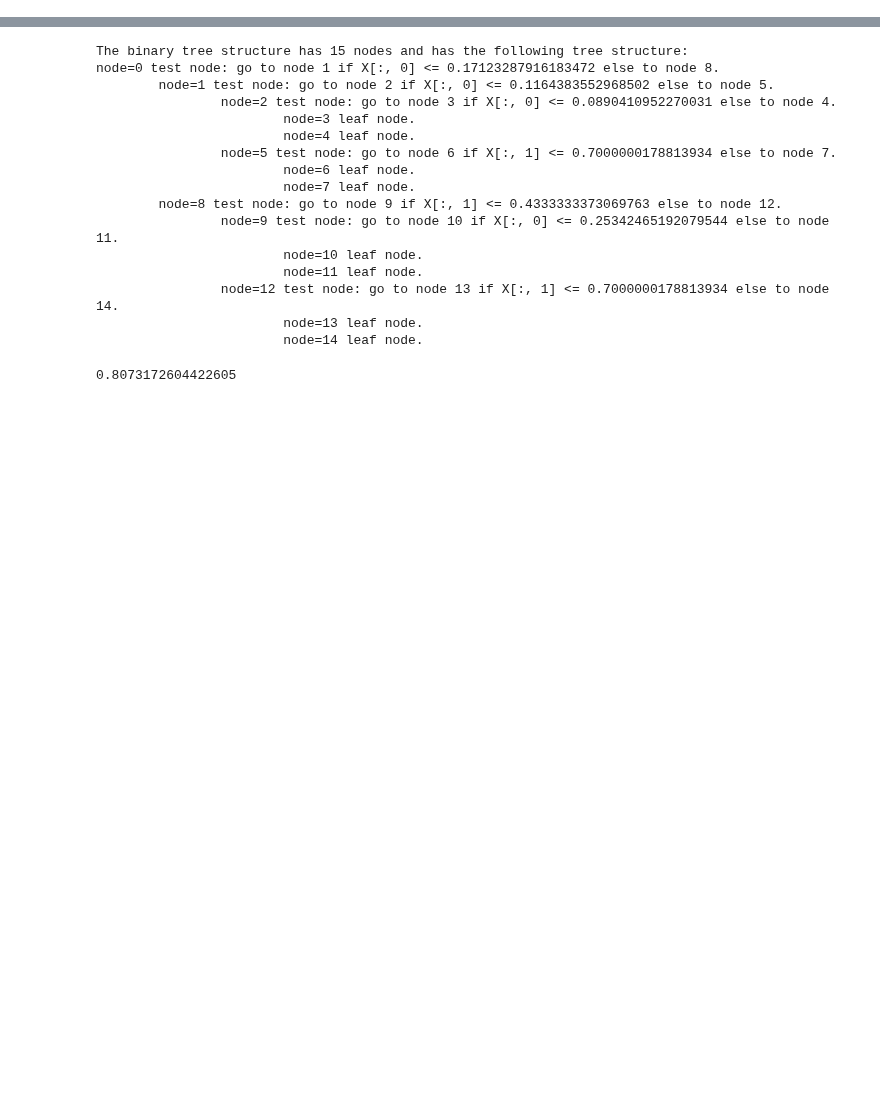
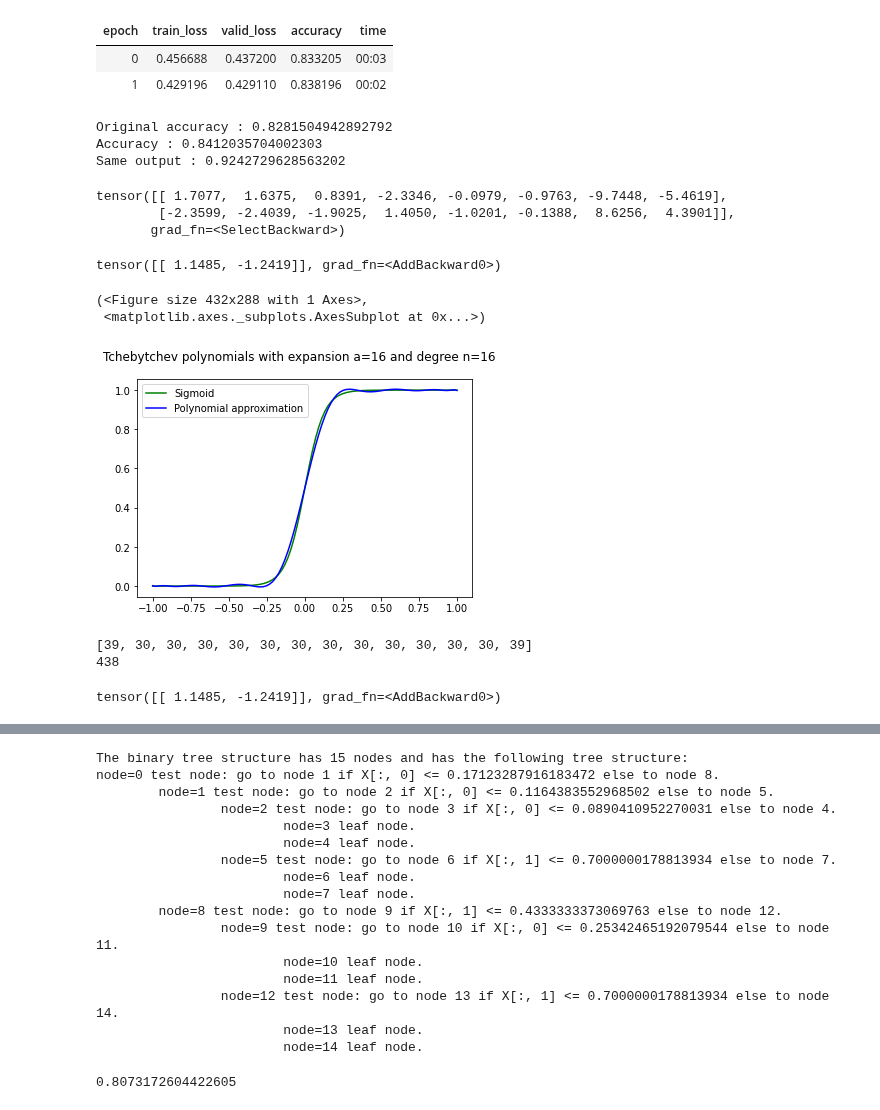
Before and after one commit to dhuynh95/cryptotree, a Jupyter notebook: examples/Untitled.ipynb, the cells around one changed output, grey strips where cells are left out. Saved outputs shown, nothing was run; the diff lists cells and outputs as text; code cells hidden in the pictures; blank space fills up the shorter version.

```diff
--- a/examples/Untitled.ipynb
+++ b/examples/Untitled.ipynb
@@ -141,0 +271,25 @@ Same output : 0.9393427518427518
+# %%
+learn.fit_one_cycle(2,1e-1)
+# %% [output]
+| epoch | train_loss | valid_loss | accuracy | time |
+| 0 | 0.456688 | 0.437200 | 0.833205 | 00:03 |
+| 1 | 0.429196 | 0.429110 | 0.838196 | 00:02 |
+# %%
+pred = rf.predict(X_train_normalized)
+
+with torch.no_grad():
+    neural_pred = model(torch.tensor(X_train_normalized).float()).argmax(dim=1).numpy()
+
+print(f"Original accuracy : {(pred == y_train).mean()}")
+print(f"Accuracy : {(neural_pred == y_train).mean()}")
+print(f"Same output : {(neural_pred == pred).mean()}")
+# %% [output]
+Original accuracy : 0.8281504942892792
+Accuracy : 0.8412035704002303
+Same output : 0.9242729628563202
+# %%
+model.head[:,:,0]
+# %% [output]
+tensor([[ 1.7077,  1.6375,  0.8391, -2.3346, -0.0979, -0.9763, -9.7448, -5.4619],
+        [-2.3599, -2.4039, -1.9025,  1.4050, -1.0201, -0.1388,  8.6256,  4.3901]],
+       grad_fn=<SelectBackward>)
@@ -141,0 +303,46 @@ Same output : 0.9393427518427518
+# %%
+neural_pred
+# %% [output]
+tensor([[ 1.1485, -1.2419]], grad_fn=<AddBackward0>)
+# %%
+from cryptotree.polynomials import (chebyshev_approximation, polynomial_approximation_coefficients,
+plot_graph_function_approximation)
+import torch
+
+dilatation_factor = 16
+degree = dilatation_factor
+
+p,_ = chebyshev_approximation(torch.sigmoid, dilatation_factor=dilatation_factor,
+                                              polynomial_degree=degree)
+coeffs = polynomial_approximation_coefficients(torch.sigmoid, dilatation_factor=dilatation_factor,
+                                              polynomial_degree=degree)
+plot_graph_function_approximation(torch.sigmoid, dilatation_factor=dilatation_factor,
+                                              polynomial_degree=degree)
+# %% [output]
+(<Figure size 432x288 with 1 Axes>,
+ <matplotlib.axes._subplots.AxesSubplot at 0x...>)
+[figure, added]
+# %%
+import numpy as np
+
+PRECISION_BITS = 30
+UPPER_BITS = 9
+
+polynomial_multiplications = int(np.ceil(np.log2(degree))) + 1
+n_polynomials = 2
+matrix_multiplications = 2
+
+depth = matrix_multiplications + polynomial_multiplications * n_polynomials
+
+poly_modulus_degree = 16384
+
+moduli = [PRECISION_BITS + UPPER_BITS] + (depth) * [PRECISION_BITS] + [PRECISION_BITS + UPPER_BITS]
+print(moduli)
+print(sum(moduli))
+# %% [output]
+[39, 30, 30, 30, 30, 30, 30, 30, 30, 30, 30, 30, 30, 39]
+438
+# %%
+model(torch.tensor(x).float().unsqueeze(0))
+# %% [output]
+tensor([[ 1.1485, -1.2419]], grad_fn=<AddBackward0>)
```
Also changed, not shown: parts of 24 cells of this notebook, 8 other files.
